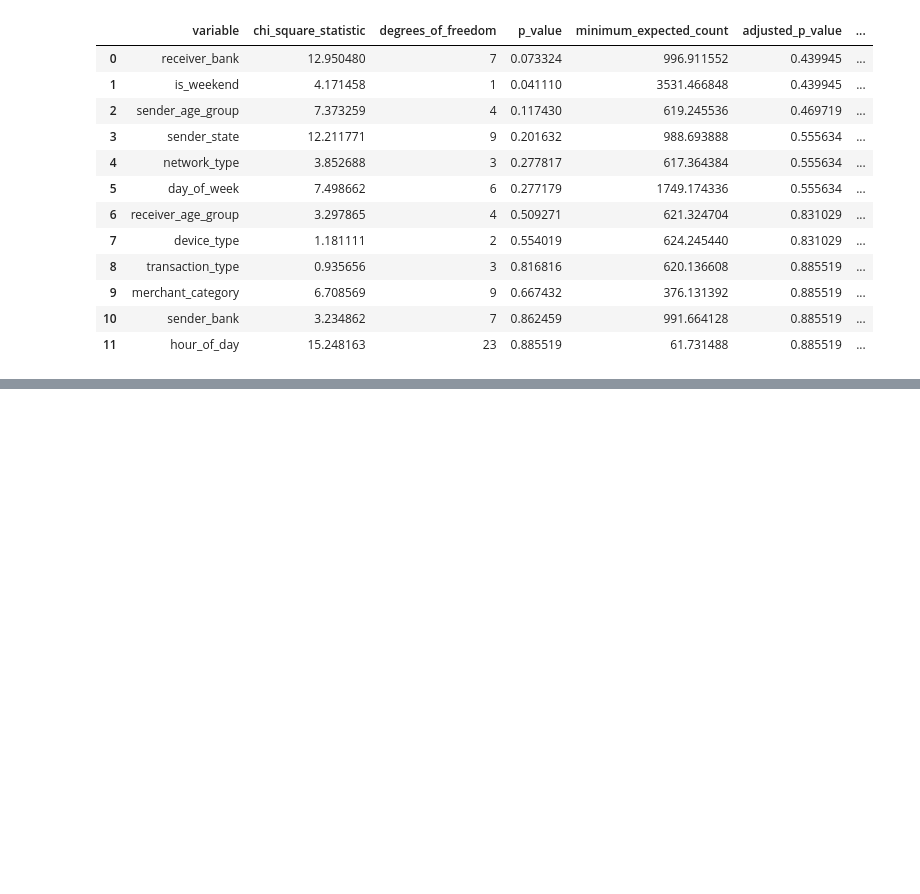
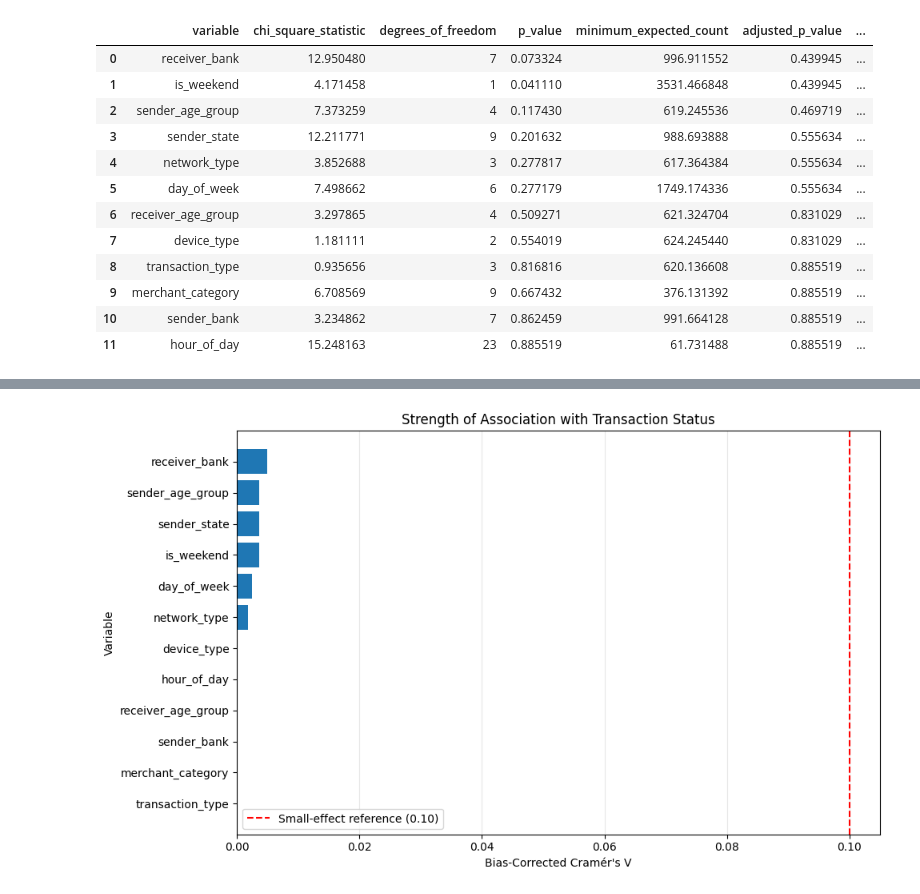
Before and after one commit to KaviyaVelmurugan/upi-transaction-intelligence-platform, a Jupyter notebook: notebooks/02_eda.ipynb, the cells around one changed output, grey strips where cells are left out. Cells and saved outputs as stored; diff of their text form; code cells hidden in the pictures; blank space fills up the shorter version.

Commit message:
Effective size analysis

```diff
--- a/notebooks/02_eda.ipynb
+++ b/notebooks/02_eda.ipynb
@@ -3631,0 +3710,19 @@ chi_square_results.round(6)
+# %%
+def interpret_cramers_v(value):
+
+    if value < 0.10:
+        return "Negligible"
+
+    elif value < 0.30:
+        return "Small"
+
+    elif value < 0.50:
+        return "Moderate"
+
+    return "Strong"
+
+
+effect_size_results["effect_interpretation"] = (
+    effect_size_results["corrected_cramers_v"]
+    .apply(interpret_cramers_v)
+)
@@ -3631,0 +3765,31 @@ chi_square_results.round(6)
+# %%
+plt.figure(figsize=(10, 6))
+
+plot_data = effect_size_results.sort_values(
+    "corrected_cramers_v"
+)
+
+plt.barh(
+    plot_data["variable"],
+    plot_data["corrected_cramers_v"]
+)
+
+plt.axvline(
+    0.10,
+    color="red",
+    linestyle="--",
+    label="Small-effect reference (0.10)"
+)
+
+plt.title(
+    "Strength of Association with Transaction Status"
+)
+
+plt.xlabel("Bias-Corrected Cramér's V")
+plt.ylabel("Variable")
+plt.grid(axis="x", alpha=0.3)
+plt.legend()
+plt.tight_layout()
+plt.show()
+# %% [output]
+[figure, added]
```
Also changed, not shown: parts of 4 cells of this notebook, 1 other file.
